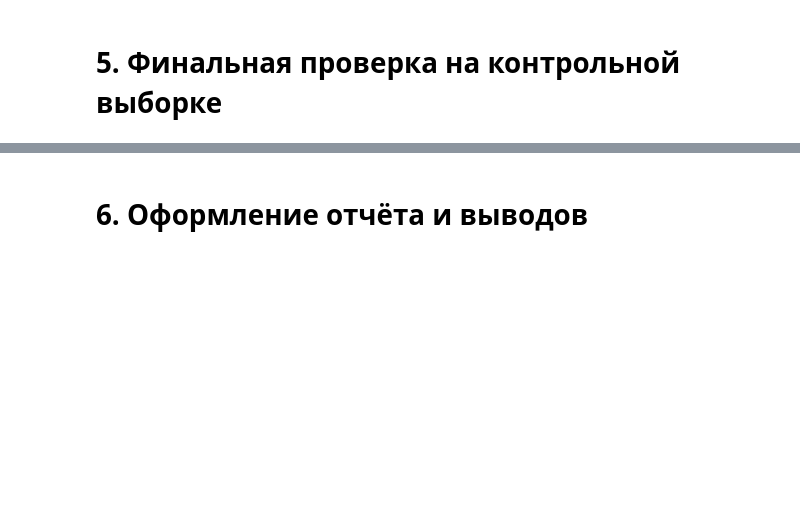
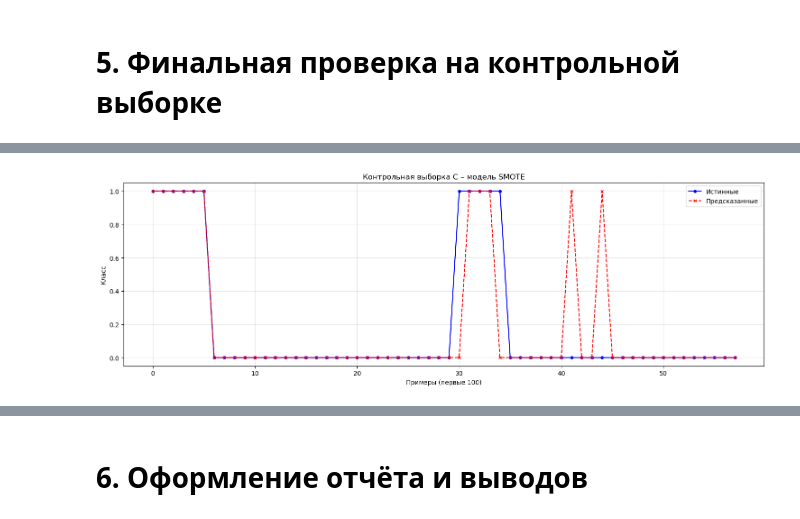
Before and after one commit to Dinmir331/MethodsAI_lab3, a Jupyter notebook: main.ipynb, the cells around one changed output, grey strips where cells are left out. Saved outputs shown, nothing was run; the diff lists cells and outputs as text; code cells hidden in the pictures; blank space fills up the shorter version.

```diff
--- a/main.ipynb
+++ b/main.ipynb
@@ -768,6 +1143,7 @@ import pandas as pd
 import numpy as np
 import matplotlib.pyplot as plt
 from sklearn.metrics import accuracy_score, f1_score, classification_report
+import os
 
 # ------------------------------------------------------------
 # 1. Загрузка контрольной выборки С
@@ -775,7 +1151,6 @@ from sklearn.metrics import accuracy_score, f1_score, classification_report
 DATA_DIR = r'C:\Users\User\TPU\MethodsAI\MethodsAI_lab3'
 data_C = pd.read_excel(f'{DATA_DIR}\\Data_Set_C.xlsx')
 
-# Признаки и целевая переменная (вариант 1, {V1})
 features_V1 = ['N1','N2','N3','I1','I2','I3','gx','gy','gz','ax','ay','az']
 X_C = data_C[features_V1].copy()
 Y_C = (data_C['Type'] == 1).astype(int)
@@ -785,59 +1160,65 @@ print("Распределение классов в С:\n", Y_C.value_counts())
 
 # ------------------------------------------------------------
 # 2. Применение того же масштабирования, что и на обучении
-#    (scaler уже должен быть обучен на тренировочных данных из Этапа 3)
 # ------------------------------------------------------------
-X_C_norm = scaler.transform(X_C)   # только transform, не fit!
+X_C_norm = scaler.transform(X_C)   # scaler из Этапа 3
 
 # ------------------------------------------------------------
-# 3. Выбор лучшей модели по итогам всех этапов
-#    Сравним лучшие модели из Этапа 3 (нормализованные) и Этапа 4 (SMOTE/ADASYN).
-#    Нам нужна модель, которая показывала наивысшее качество на кросс-валидации.
-#    Поскольку SMOTE и ADASYN дали практически идеальные результаты,
-#    но они обучались на сбалансированных данных, для финальной проверки
-#    разумно взять модель, обученную на реальном распределении (Этап 3),
-#    либо модель SMOTE/ADASYN, но помнить, что они могут быть слишком оптимистичны.
-#    Возьмём лучшую модель из Этапа 3 (нормализация без балансировки) как основу,
-#    а также можно проверить лучшую SMOTE/ADASYN (на ваш выбор).
+# 3. Проверка трёх лучших моделей
 # ------------------------------------------------------------
+models = {}
 
-# Лучшая модель из Этапа 3 (уже есть best_norm)
-print("=== Проверка модели Этапа 3 (нормализация, без балансировки) ===")
+# Модель Этапа 3 (нормализация, без балансировки)
+print("=== Проверка модели Этапа 3 (нормализация) ===")
 y_pred_C = best_norm['model'].predict(X_C_norm)
 acc_C = accuracy_score(Y_C, y_pred_C)
 f1_C = f1_score(Y_C, y_pred_C, pos_label=1, zero_division=0)
-print(f"Accuracy на выборке C: {acc_C:.3f}")
-print(f"F1 на выборке C: {f1_C:.3f}")
+print(f"Accuracy: {acc_C:.3f}, F1: {f1_C:.3f}")
+models['Этап 3 (норм.)'] = (y_pred_C, acc_C, f1_C)
 
-# Также проверим лучшую модель SMOTE (best_smote) и ADASYN (best_adasyn) –
-# они тоже могут быть кандидатами, т.к. показали высокое качество на кросс-валидации.
+# Модель SMOTE
 print("\n=== Проверка модели SMOTE ===")
 y_pred_C_smote = best_smote['model'].predict(X_C_norm)
 acc_C_smote = accuracy_score(Y_C, y_pred_C_smote)
 f1_C_smote = f1_score(Y_C, y_pred_C_smote, pos_label=1, zero_division=0)
-print(f"Accuracy на выборке C: {acc_C_smote:.3f}")
-print(f"F1 на выборке C: {f1_C_smote:.3f}")
+print(f"Accuracy: {acc_C_smote:.3f}, F1: {f1_C_smote:.3f}")
+models['SMOTE'] = (y_pred_C_smote, acc_C_smote, f1_C_smote)
 
+# Модель ADASYN
 print("\n=== Проверка модели ADASYN ===")
 y_pred_C_adasyn = best_adasyn['model'].predict(X_C_norm)
 acc_C_adasyn = accuracy_score(Y_C, y_pred_C_adasyn)
 f1_C_adasyn = f1_score(Y_C, y_pred_C_adasyn, pos_label=1, zero_division=0)
-print(f"Accuracy на выборке C: {acc_C_adasyn:.3f}")
-print(f"F1 на выборке C: {f1_C_adasyn:.3f}")
+print(f"Accuracy: {acc_C_adasyn:.3f}, F1: {f1_C_adasyn:.3f}")
+models['ADASYN'] = (y_pred_C_adasyn, acc_C_adasyn, f1_C_adasyn)
 
-# Выберем лучшую по F1 на контрольной выборке (или по вашему усмотрению)
-# Для отчёта обычно приводят результат лучшей модели по итогам всех этапов.
-# Здесь для примера возьмём ту, которая дала максимальный F1 на C.
-models = {
-    'Этап 3 (норм.)': (y_pred_C, acc_C, f1_C),
-    'SMOTE': (y_pred_C_smote, acc_C_smote, f1_C_smote),
-    'ADASYN': (y_pred_C_adasyn, acc_C_adasyn, f1_C_adasyn)
-}
-best_name = max(models, key=lambda k: models[k][2])   # по F1
-print(f"\nЛучшая модель на контрольной выборке: {best_name}")
+# Выбор лучшей модели по F1
+best_name = max(models, key=lambda k: models[k][2])
+y_pred_best = models[best_name][0]
+acc_best = models[best_name][1]
+f1_best = models[best_name][2]
+print(f"\nЛучшая модель на контрольной выборке: {best_name} (F1={f1_best:.3f})")
 
 # ------------------------------------------------------------
-# 4. Детальный отчёт классификации
+# 4. График сравнения для лучшей модели
+# ------------------------------------------------------------
+plot_dir = f'{DATA_DIR}\\plots'
+os.makedirs(plot_dir, exist_ok=True)
+
+plt.figure(figsize=(15, 5))
+plt.plot(Y_C.values[:100], 'bo-', label='Истинные', markersize=4)
+plt.plot(y_pred_best[:100], 'rx--', label='Предсказанные', markersize=4)
+plt.xlabel('Примеры (первые 100)')
+plt.ylabel('Класс')
+plt.title(f'Контрольная выборка С – модель {best_name}')
+plt.legend()
+plt.grid(True, alpha=0.3)
+plt.tight_layout()
+plt.savefig(f'{plot_dir}\\stage5_C_predictions.png', dpi=150)
+plt.show()
+
+# ------------------------------------------------------------
+# 5. Детальный отчёт классификации
 # ------------------------------------------------------------
 print(f"\nClassification report (выборка C, модель {best_name}):")
 print(classification_report(Y_C, y_pred_best, target_names=['Класс 0', 'Класс 1'], zero_division=0))
@@ -861,0 +1242 @@ weighted avg       0.93      0.93      0.93        58
+[figure, added]
```
Also changed, not shown: parts of 12 cells of this notebook, 12 other files.
